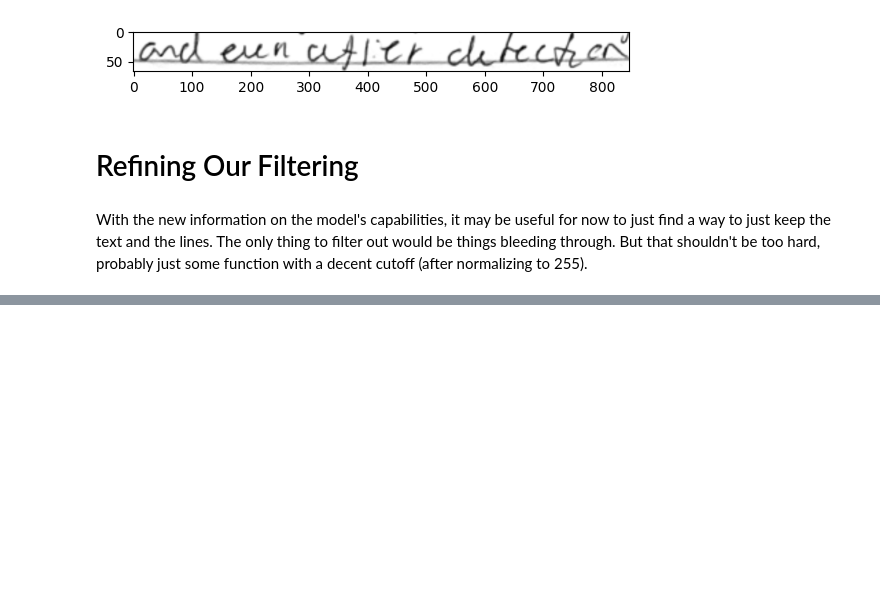
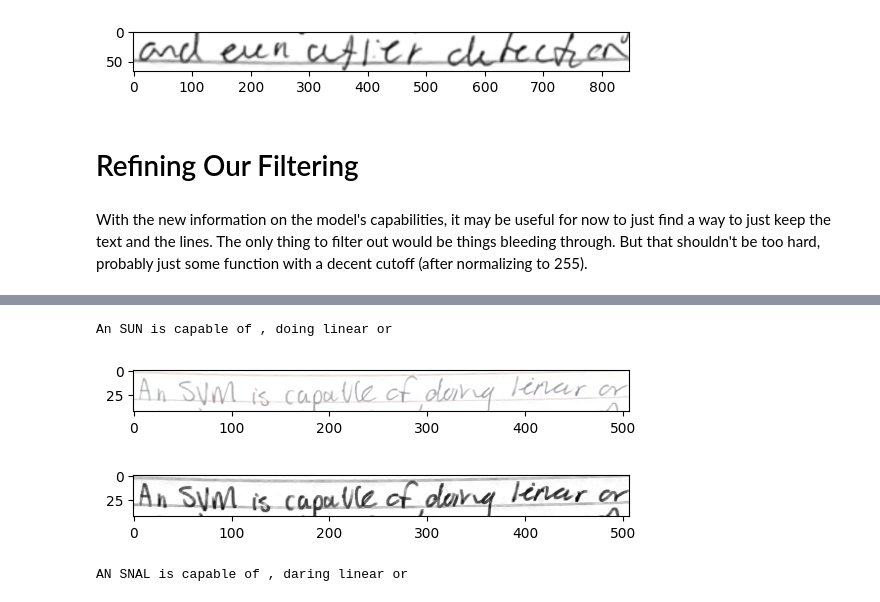
Before and after one commit to gjburke/note-transfer, a Jupyter notebook: development/text_detection.ipynb, the cells around one changed output, grey strips where cells are left out. Drawn from its saved outputs; the diff is of its cells as text; code cells hidden in the pictures; blank space fills up the shorter version.

```diff
--- a/development/text_detection.ipynb
+++ b/development/text_detection.ipynb
@@ -417,0 +454,20 @@ With the new information on the model's capabilities, it may be useful for now t
+# %%
+def erode(image):
+    return cv2.erode(
+        image,
+        np.ones((2, 2), np.uint8),
+        iterations=1
+    )
+
+def involved_filter(image):
+    normalized = simple_filter(image)
+    eroded = erode(normalized)
+
+    return eroded
+# %%
+view_filter(test_image, involved_filter)
+# %% [output]
+An SUN is capable of , doing linear or
+[figure, added]
+[figure, added]
+AN SNAL is capable of , daring linear or
```
Also changed, not shown: parts of 9 cells of this notebook, 4 other files.
